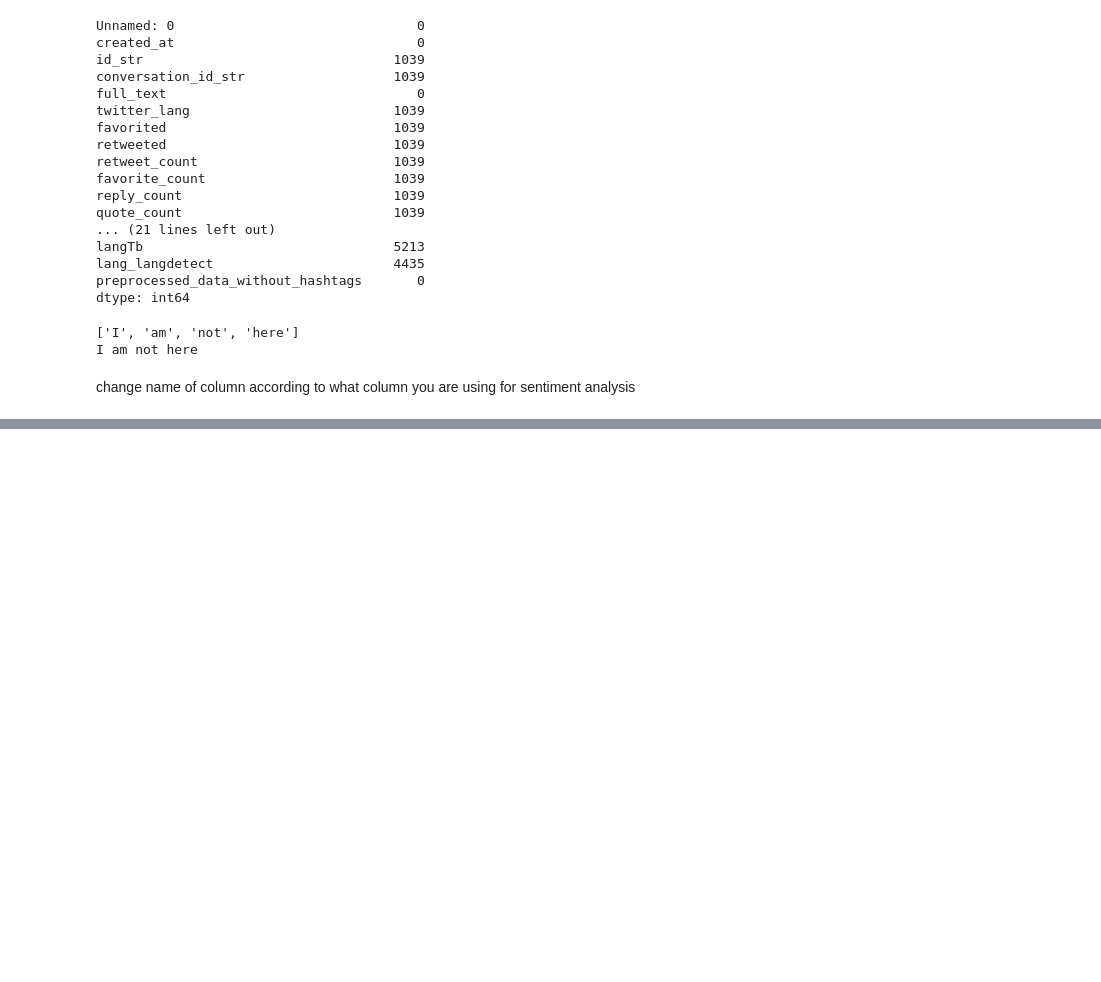
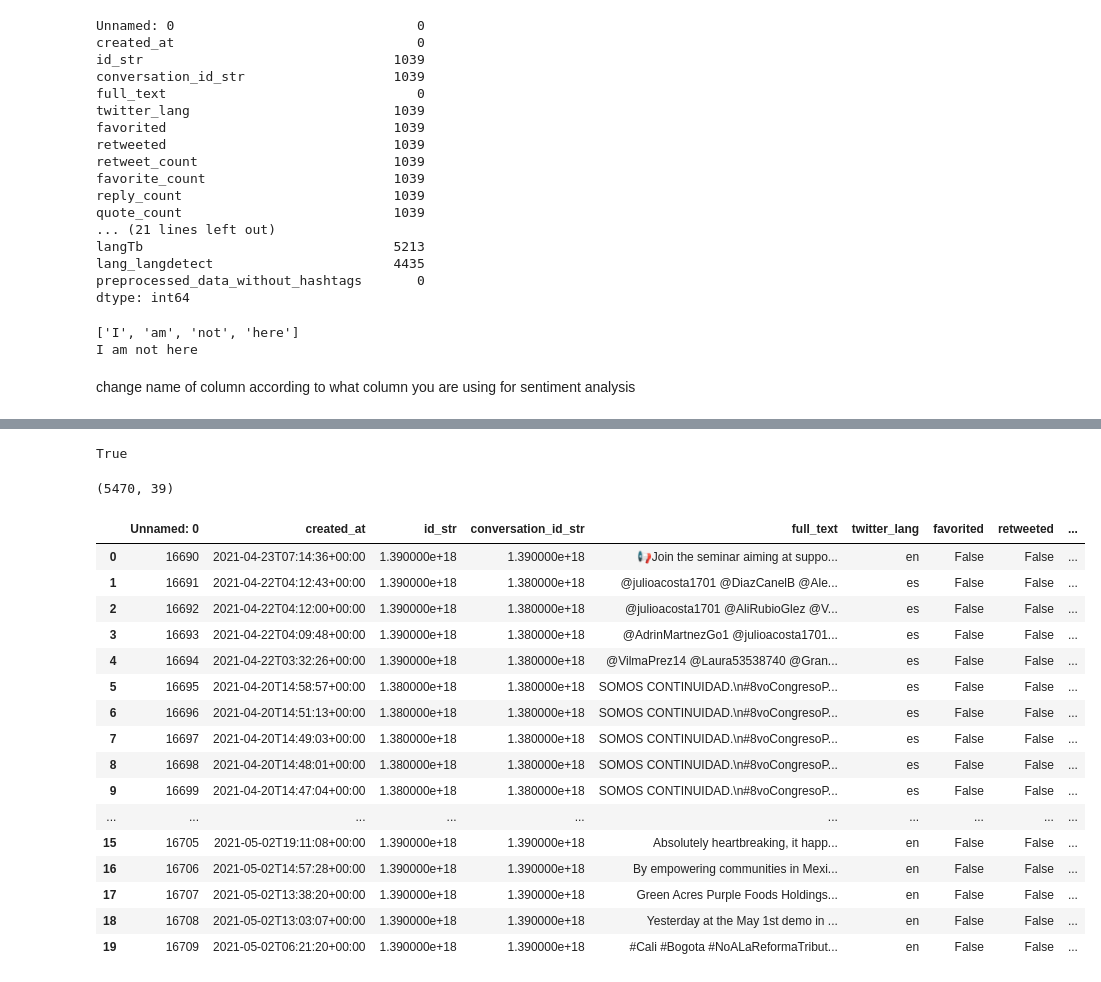
Before and after one commit to OmdenaAI/omdena-colombia-socialnetwork, a Jupyter notebook: src/tasks/task-4-sentiment-analysis/SentimentAnalysisColombiaChapter.ipynb, the cells around one changed output, grey strips where cells are left out. Cells and saved outputs as stored; diff of their text form; code cells hidden in the pictures; blank space fills up the shorter version.

Commit message:
Merge of spanish and english data added

```diff
--- a/src/tasks/task-4-sentiment-analysis/SentimentAnalysisColombiaChapter.ipynb
+++ b/src/tasks/task-4-sentiment-analysis/SentimentAnalysisColombiaChapter.ipynb
@@ -213,0 +624,33 @@ files.download("Corrected_Final_All_English_Full_Text.csv")
+# %%
+sentence = Sentence("I am happy")
+classifier.predict(sentence)
+comp = sentence.labels
+print("POSITIVE" in str(comp))
+# %% [output]
+True
+# %%
+data_english = pd.read_csv("Corrected_Final_All_English_Flair_Column3-5.csv")
+# %%
+data_english.shape
+# %% [output]
+(5470, 39)
+# %%
+data_english.head(20)
+# %% [output]
+|  | Unnamed: 0 | created_at | id_str | conversation_id_str | full_text | twitter_lang | favorited | retweeted | ... |
+| 0 | 16690 | 2021-04-23T07:14:36+00:00 | 1.390000e+18 | 1.390000e+18 | 📢Join the seminar aiming at suppo... | en | False | False | ... |
+| 1 | 16691 | 2021-04-22T04:12:43+00:00 | 1.390000e+18 | 1.380000e+18 | @julioacosta1701 @DiazCanelB @Ale... | es | False | False | ... |
+| 2 | 16692 | 2021-04-22T04:12:00+00:00 | 1.390000e+18 | 1.380000e+18 | @julioacosta1701 @AliRubioGlez @V... | es | False | False | ... |
+| 3 | 16693 | 2021-04-22T04:09:48+00:00 | 1.390000e+18 | 1.380000e+18 | @AdrinMartnezGo1 @julioacosta1701... | es | False | False | ... |
+| 4 | 16694 | 2021-04-22T03:32:26+00:00 | 1.390000e+18 | 1.380000e+18 | @VilmaPrez14 @Laura53538740 @Gran... | es | False | False | ... |
+| 5 | 16695 | 2021-04-20T14:58:57+00:00 | 1.380000e+18 | 1.380000e+18 | SOMOS CONTINUIDAD.\n#8voCongresoP... | es | False | False | ... |
+| 6 | 16696 | 2021-04-20T14:51:13+00:00 | 1.380000e+18 | 1.380000e+18 | SOMOS CONTINUIDAD.\n#8voCongresoP... | es | False | False | ... |
+| 7 | 16697 | 2021-04-20T14:49:03+00:00 | 1.380000e+18 | 1.380000e+18 | SOMOS CONTINUIDAD.\n#8voCongresoP... | es | False | False | ... |
+| 8 | 16698 | 2021-04-20T14:48:01+00:00 | 1.380000e+18 | 1.380000e+18 | SOMOS CONTINUIDAD.\n#8voCongresoP... | es | False | False | ... |
+| 9 | 16699 | 2021-04-20T14:47:04+00:00 | 1.380000e+18 | 1.380000e+18 | SOMOS CONTINUIDAD.\n#8voCongresoP... | es | False | False | ... |
+| ... | ... | ... | ... | ... | ... | ... | ... | ... | ... |
+| 15 | 16705 | 2021-05-02T19:11:08+00:00 | 1.390000e+18 | 1.390000e+18 | Absolutely heartbreaking, it happ... | en | False | False | ... |
+| 16 | 16706 | 2021-05-02T14:57:28+00:00 | 1.390000e+18 | 1.390000e+18 | By empowering communities in Mexi... | en | False | False | ... |
+| 17 | 16707 | 2021-05-02T13:38:20+00:00 | 1.390000e+18 | 1.390000e+18 | Green Acres Purple Foods Holdings... | en | False | False | ... |
+| 18 | 16708 | 2021-05-02T13:03:07+00:00 | 1.390000e+18 | 1.390000e+18 | Yesterday at the May 1st demo in ... | en | False | False | ... |
+| 19 | 16709 | 2021-05-02T06:21:20+00:00 | 1.390000e+18 | 1.390000e+18 | #Cali #Bogota #NoALaReformaTribut... | en | False | False | ... |
```
Also changed, not shown: parts of 74 cells of this notebook.
